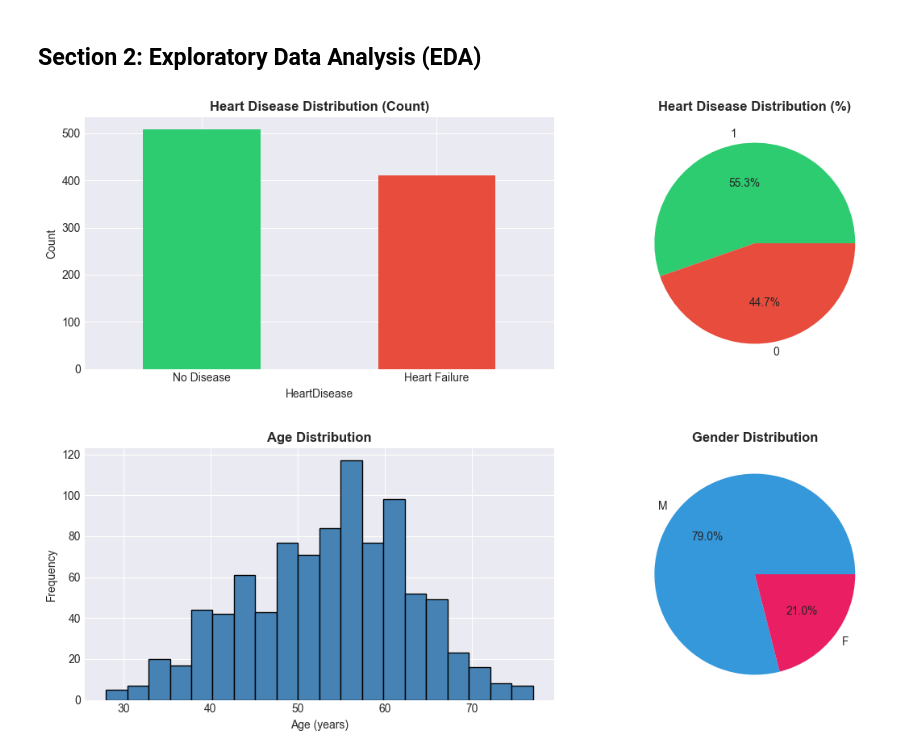
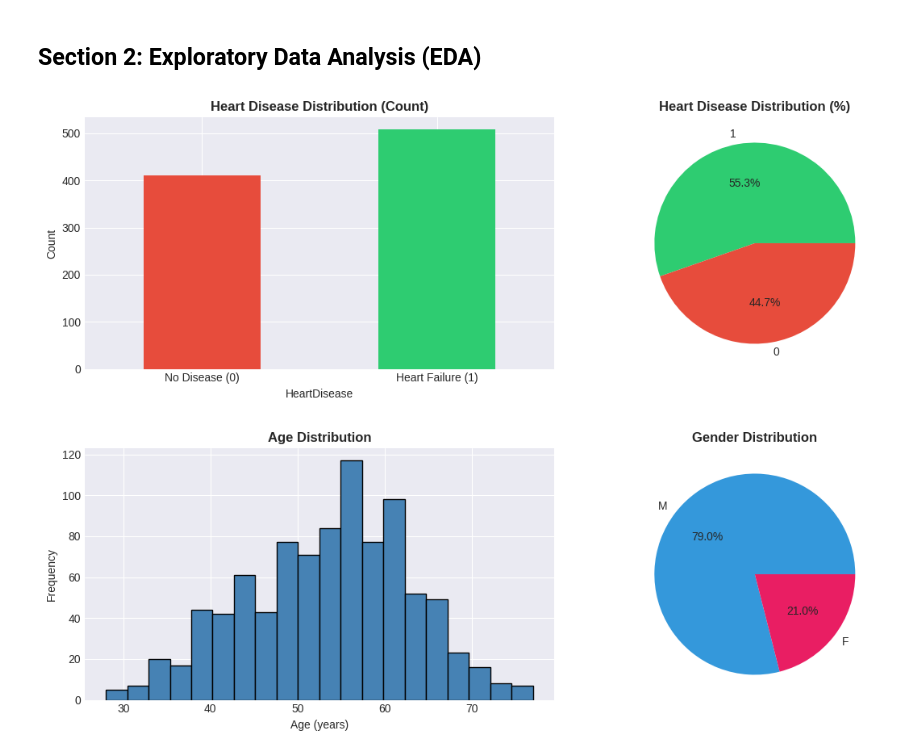
Before and after one commit to Mahdi-20/Heart-Failure-Prediction-Dataset, a Jupyter notebook: ML_Analysis_Final_ver_2_0.ipynb, the cells around one changed output. Drawn from its saved outputs; the diff is of its cells as text; code cells hidden in the pictures.

```diff
--- a/ML_Analysis_Final_ver_2_0.ipynb
+++ b/ML_Analysis_Final_ver_2_0.ipynb
@@ -153,21 +153,21 @@ Name: proportion, dtype: float64
 # %%
 # Target distribution visualization
 fig, axes = plt.subplots(1, 2, figsize=(12, 4))
 
-df['HeartDisease'].value_counts().plot(kind='bar', ax=axes[0], color=['#2ecc71', '#e74c3c'])
+df['HeartDisease'].value_counts().sort_index().plot(kind='bar', ax=axes[0], color=['#e74c3c', '#2ecc71'])
 axes[0].set_title('Heart Disease Distribution (Count)', fontweight='bold', fontsize=12)
 axes[0].set_ylabel('Count')
-axes[0].set_xticklabels(['No Disease', 'Heart Failure'], rotation=0)
+axes[0].set_xticklabels(['No Disease (0)', 'Heart Failure (1)'], rotation=0)
 
 df['HeartDisease'].value_counts().plot(kind='pie', ax=axes[1], autopct='%1.1f%%',
                                          colors=['#2ecc71', '#e74c3c'])
 axes[1].set_title('Heart Disease Distribution (%)', fontweight='bold', fontsize=12)
 axes[1].set_ylabel('')
 
 plt.tight_layout()
 plt.show()
 # %% [output]
-[figure, old version]
+[figure, new version]
 # %%
 # Age and Gender analysis
 fig, axes = plt.subplots(1, 2, figsize=(12, 4))
```
Also changed, not shown: parts of 10 cells of this notebook.
